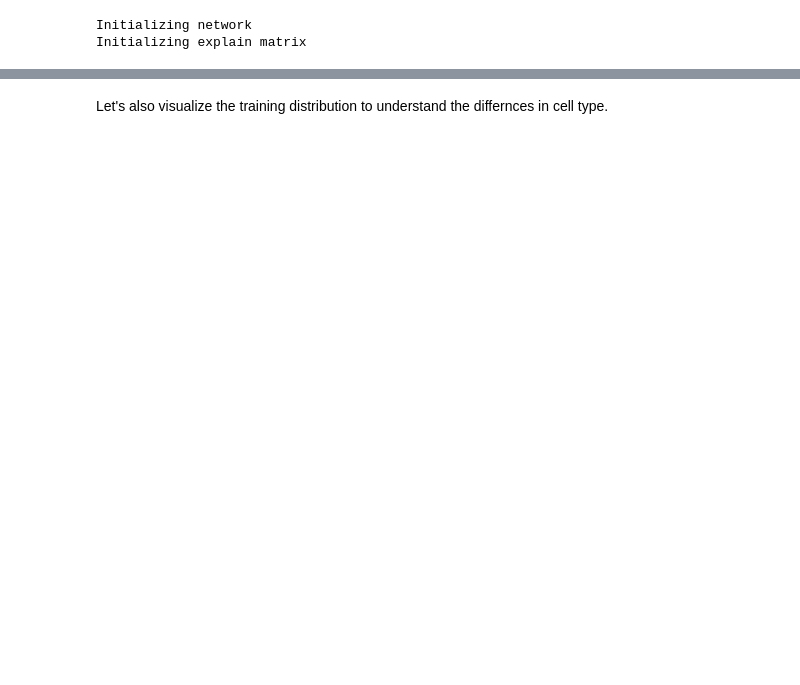
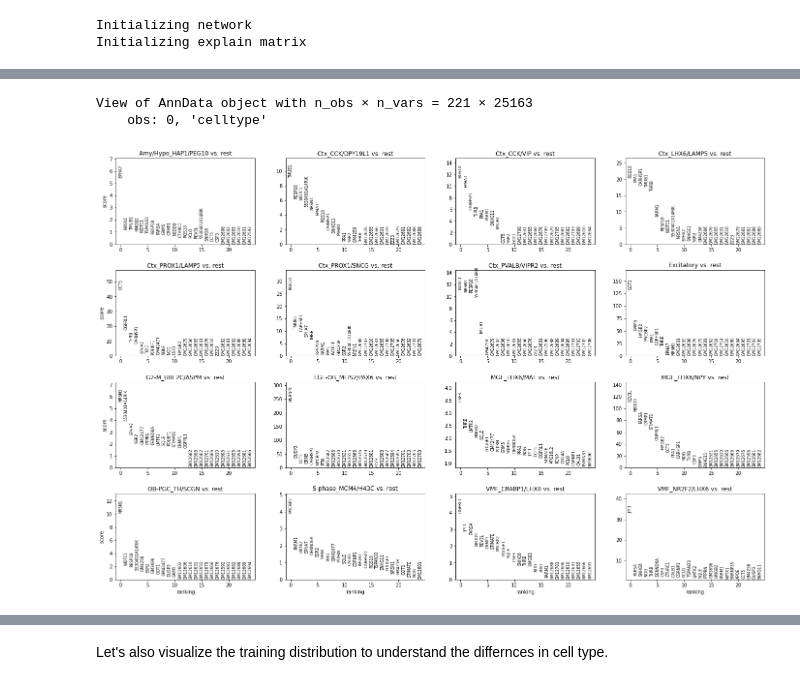
Before and after one commit to jlehrer1/SIMS-benchmark, a Jupyter notebook: notebooks/mostajo_model_01.ipynb, the cells around one changed output, grey strips where cells are left out. Cells and saved outputs as stored; diff of their text form; code cells hidden in the pictures; blank space fills up the shorter version.

```diff
--- a/notebooks/mostajo_model_01.ipynb
+++ b/notebooks/mostajo_model_01.ipynb
@@ -174,0 +293,13 @@ fig.write_image('../../ms-thesis/images/mo_experiment_inference_td.pdf', scale=3
+# %%
+to_pred = np.asarray(mo_data[np.where(mo_data.X.todense()[:, -1] > 0)[0]].X.todense())
+data = TestAnndatasetMatrix(to_pred)
+
+loader = CollateLoader(
+    dataset=data,
+    refgenes=refgenes,
+    currgenes=mo_genes,
+    batch_size=4,
+    num_workers=0,
+)
+
+explain_matrix = model.explain(loader)
@@ -174,0 +317,22 @@ fig.write_image('../../ms-thesis/images/mo_experiment_inference_td.pdf', scale=3
+# %%
+from anndata import AnnData
+
+adata = AnnData(
+    explain_matrix[0],
+    topk_td.loc[:, 0].values,
+)
+
+adata.obs['celltype'] = le.inverse_transform(adata.obs.loc[:, 0])
+adata.var.index = refgenes
+# %%
+vals = adata.obs['celltype'].value_counts()[-4:].index.to_list()
+to_drop = np.where(adata.obs['celltype'].isin(vals))[0]
+# %%
+to_keep = [x for x in adata.obs.index if int(x) not in to_drop]
+
+adata = adata[to_keep, :]
+# %%
+adata
+# %% [output]
+View of AnnData object with n_obs × n_vars = 221 × 25163
+    obs: 0, 'celltype'
@@ -174,0 +342,5 @@ fig.write_image('../../ms-thesis/images/mo_experiment_inference_td.pdf', scale=3
+# %%
+sc.tl.rank_genes_groups(adata, 'celltype', method='t-test', key_added = "t-test")
+sc.pl.rank_genes_groups(adata, n_genes=25, sharey=False, key = "t-test")
+# %% [output]
+[figure, added]
```
Also changed, not shown: parts of 39 cells of this notebook, 44 other files.
